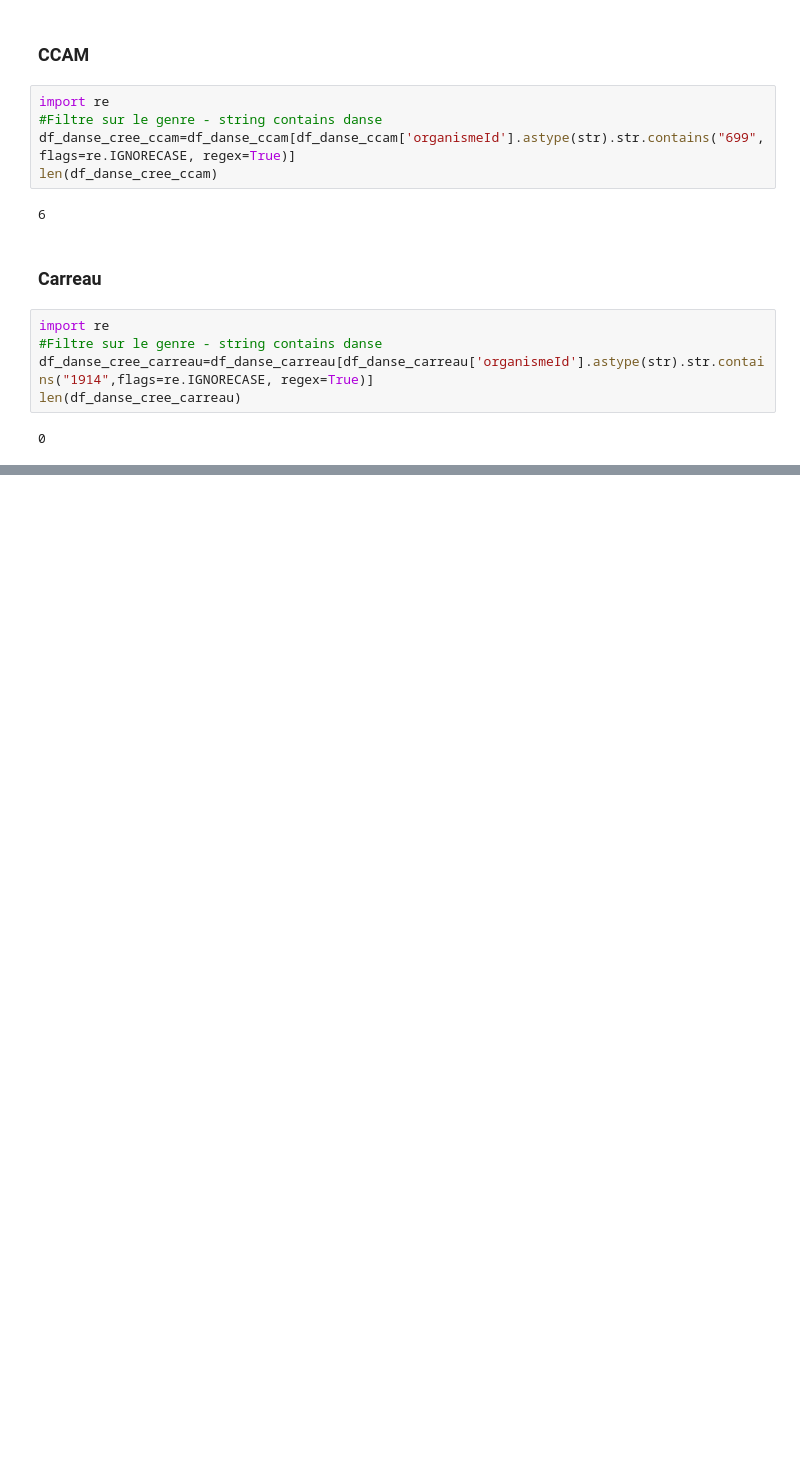
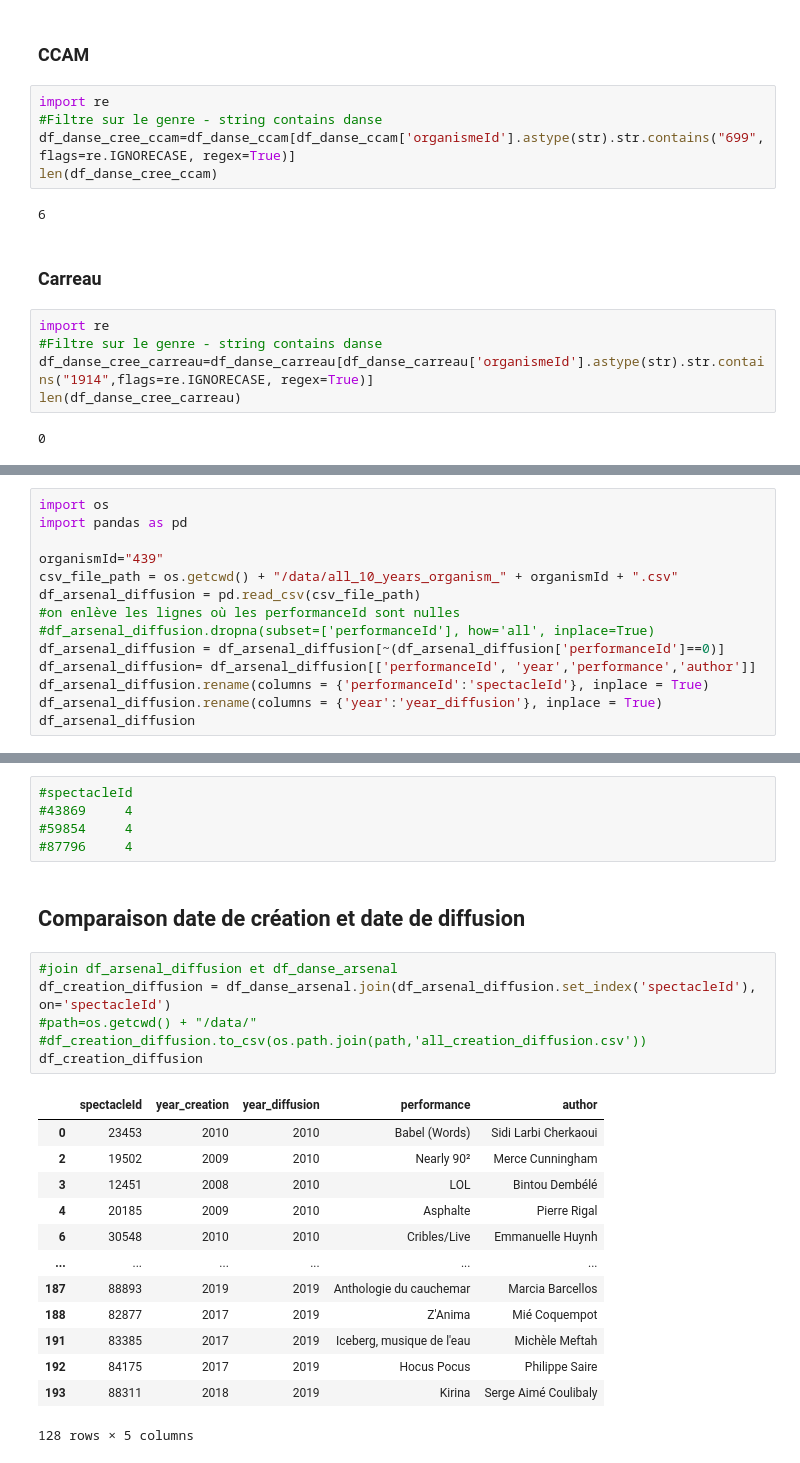
Before and after one commit to eliselavy/scrapper-notebook, a Jupyter notebook: notebooks/archives_spectacle/import_performance_info.ipynb, the cells around one changed output, grey strips where cells are left out. Saved outputs shown, nothing was run; the diff lists cells and outputs as text; blank space fills up the shorter version.

Commit message:
addition comparaison diffusion creation

```diff
--- a/notebooks/archives_spectacle/import_performance_info.ipynb
+++ b/notebooks/archives_spectacle/import_performance_info.ipynb
@@ -407,0 +471,14 @@ len(df_danse_cree_carreau)
+# %%
+import os
+import pandas as pd
+
+organismId="439"
+csv_file_path = os.getcwd() + "/data/all_10_years_organism_" + organismId + ".csv"
+df_arsenal_diffusion = pd.read_csv(csv_file_path)
+#on enlève les lignes où les performanceId sont nulles
+#df_arsenal_diffusion.dropna(subset=['performanceId'], how='all', inplace=True)
+df_arsenal_diffusion = df_arsenal_diffusion[~(df_arsenal_diffusion['performanceId']==0)]
+df_arsenal_diffusion= df_arsenal_diffusion[['performanceId', 'year','performance','author']]
+df_arsenal_diffusion.rename(columns = {'performanceId':'spectacleId'}, inplace = True)
+df_arsenal_diffusion.rename(columns = {'year':'year_diffusion'}, inplace = True)
+df_arsenal_diffusion
@@ -407,0 +506,27 @@ len(df_danse_cree_carreau)
+# %%
+#spectacleId
+#43869     4
+#59854     4
+#87796     4
+# %% [markdown]
+## Comparaison date de création et date de diffusion
+# %%
+#join df_arsenal_diffusion et df_danse_arsenal
+df_creation_diffusion = df_danse_arsenal.join(df_arsenal_diffusion.set_index('spectacleId'), on='spectacleId')
+#path=os.getcwd() + "/data/"
+#df_creation_diffusion.to_csv(os.path.join(path,'all_creation_diffusion.csv'))
+df_creation_diffusion
+# %% [output]
+|  | spectacleId | year_creation | year_diffusion | performance | author |
+| 0 | 23453 | 2010 | 2010 | Babel (Words) | Sidi Larbi Cherkaoui |
+| 2 | 19502 | 2009 | 2010 | Nearly 90² | Merce Cunningham |
+| 3 | 12451 | 2008 | 2010 | LOL | Bintou Dembélé |
+| 4 | 20185 | 2009 | 2010 | Asphalte | Pierre Rigal |
+| 6 | 30548 | 2010 | 2010 | Cribles/Live | Emmanuelle Huynh |
+| ... | ... | ... | ... | ... | ... |
+| 187 | 88893 | 2019 | 2019 | Anthologie du cauchemar | Marcia Barcellos |
+| 188 | 82877 | 2017 | 2019 | Z'Anima | Mié Coquempot |
+| 191 | 83385 | 2017 | 2019 | Iceberg, musique de l'eau | Michèle Meftah |
+| 192 | 84175 | 2017 | 2019 | Hocus Pocus | Philippe Saire |
+| 193 | 88311 | 2018 | 2019 | Kirina | Serge Aimé Coulibaly |
+128 rows × 5 columns
```
Also changed, not shown: parts of 10 cells of this notebook.
